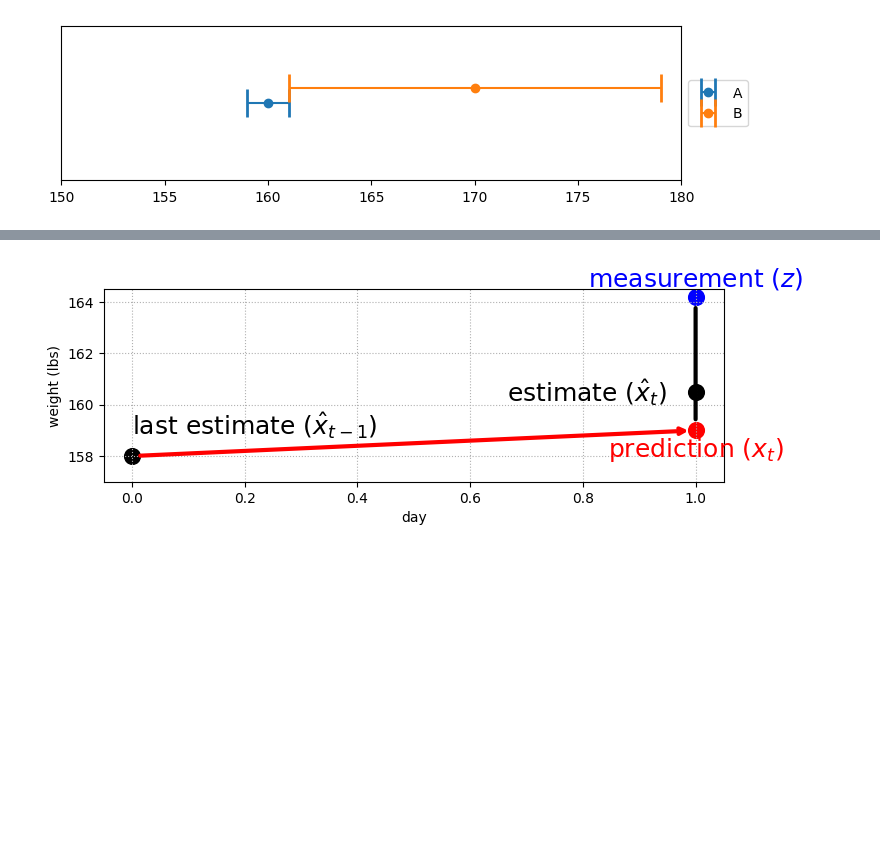
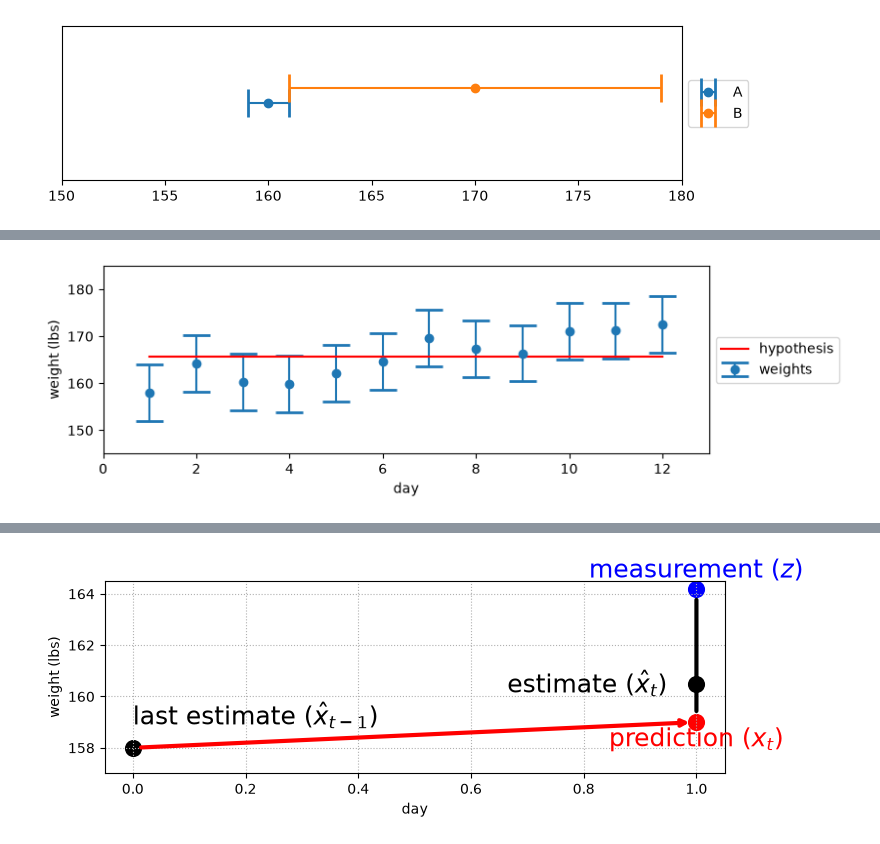
Before and after one commit to mozartfish/engineering-practice, a Jupyter notebook: bayesian-filtering/g-h-filter.ipynb, the cells around one changed output, grey strips where cells are left out. Drawn from its saved outputs; the diff is of its cells as text; code cells hidden in the pictures; blank space fills up the shorter version.

```diff
--- a/bayesian-filtering/g-h-filter.ipynb
+++ b/bayesian-filtering/g-h-filter.ipynb
@@ -35,0 +108,4 @@ gh.plot_hypothesis2()
+# %%
+gh.plot_hypothesis4()
+# %% [output]
+[figure, added]
```
Also changed, not shown: parts of 40 cells of this notebook.
